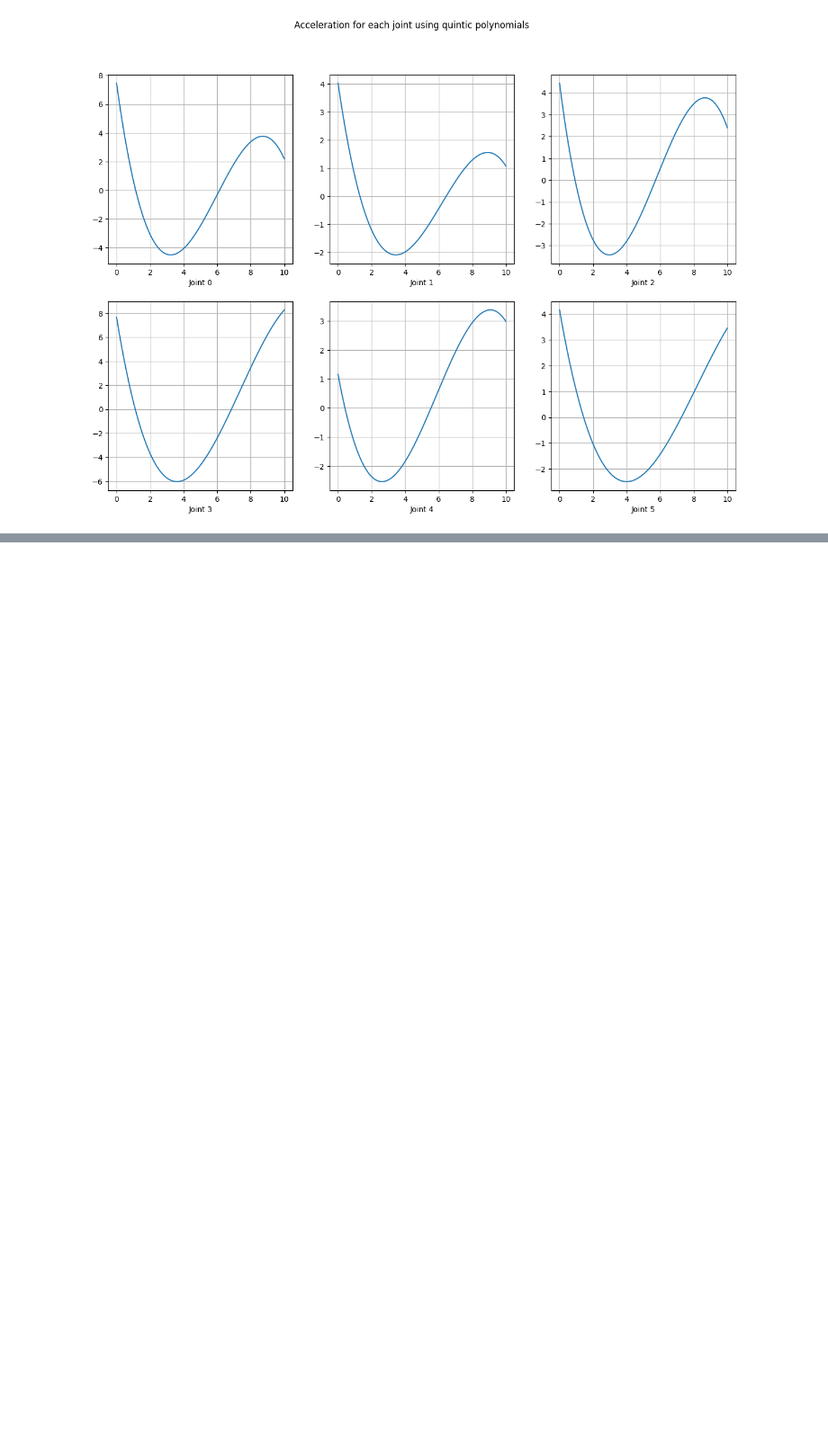
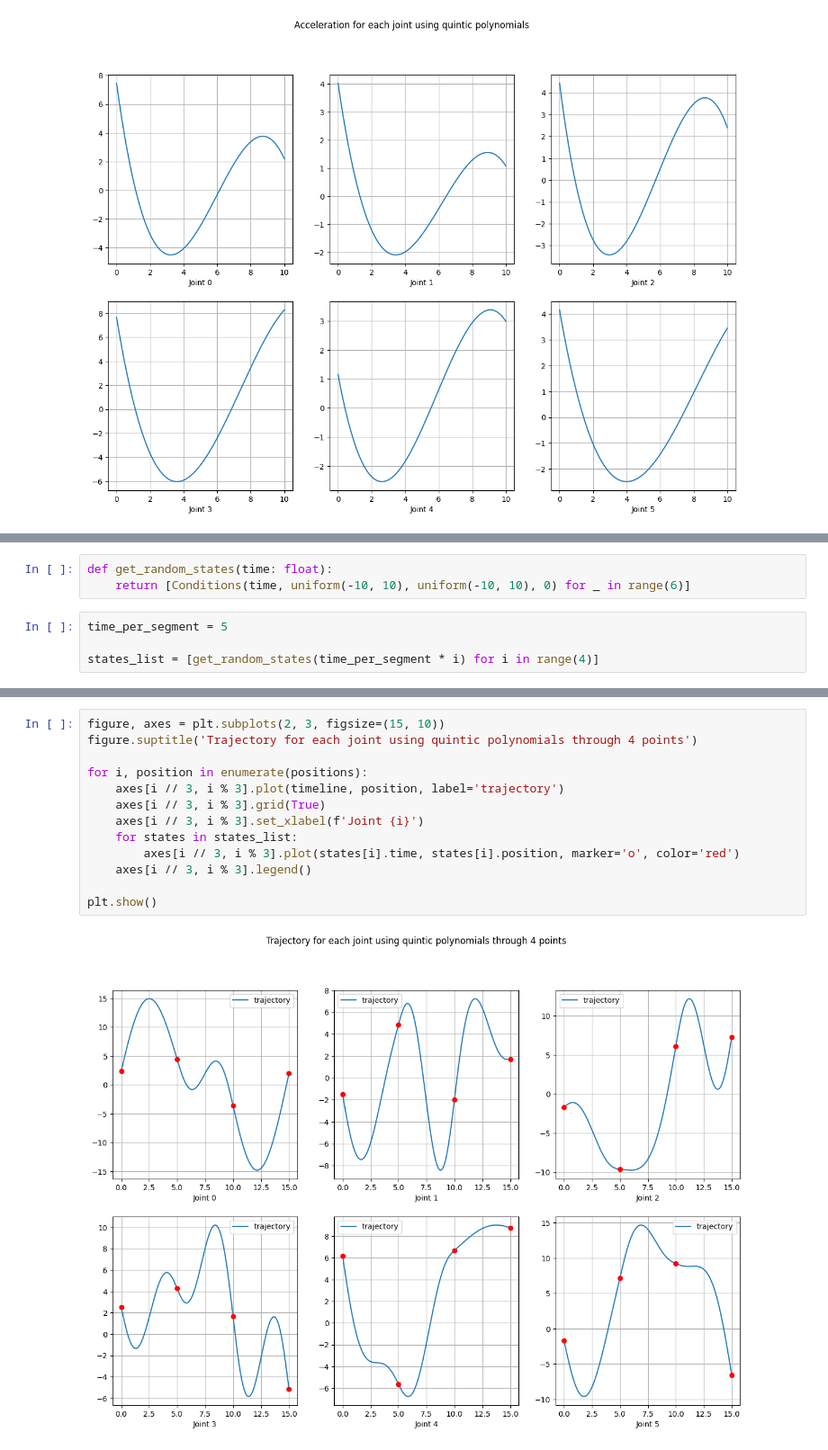
Before and after one commit to EveryoneHATEme/fundamentals_of_robotics, a Jupyter notebook: hw3/trajectory.ipynb, the cells around one changed output, grey strips where cells are left out. Shown at 90% size. Drawn from its saved outputs; the diff is of its cells as text; blank space fills up the shorter version.

```diff
--- a/hw3/trajectory.ipynb
+++ b/hw3/trajectory.ipynb
@@ -667,0 +672,7 @@ plt.show()
+# %%
+def get_random_states(time: float):
+    return [Conditions(time, uniform(-10, 10), uniform(-10, 10), 0) for _ in range(6)]
+# %%
+time_per_segment = 5
+
+states_list = [get_random_states(time_per_segment * i) for i in range(4)]
@@ -667,0 +713,15 @@ plt.show()
+# %%
+figure, axes = plt.subplots(2, 3, figsize=(15, 10))
+figure.suptitle('Trajectory for each joint using quintic polynomials through 4 points')
+
+for i, position in enumerate(positions):
+    axes[i // 3, i % 3].plot(timeline, position, label='trajectory')
+    axes[i // 3, i % 3].grid(True)
+    axes[i // 3, i % 3].set_xlabel(f'Joint {i}')
+    for states in states_list:
+        axes[i // 3, i % 3].plot(states[i].time, states[i].position, marker='o', color='red')
+    axes[i // 3, i % 3].legend()
+
+plt.show()
+# %% [output]
+[figure, added]
```
Also changed, not shown: parts of 5 cells of this notebook.
